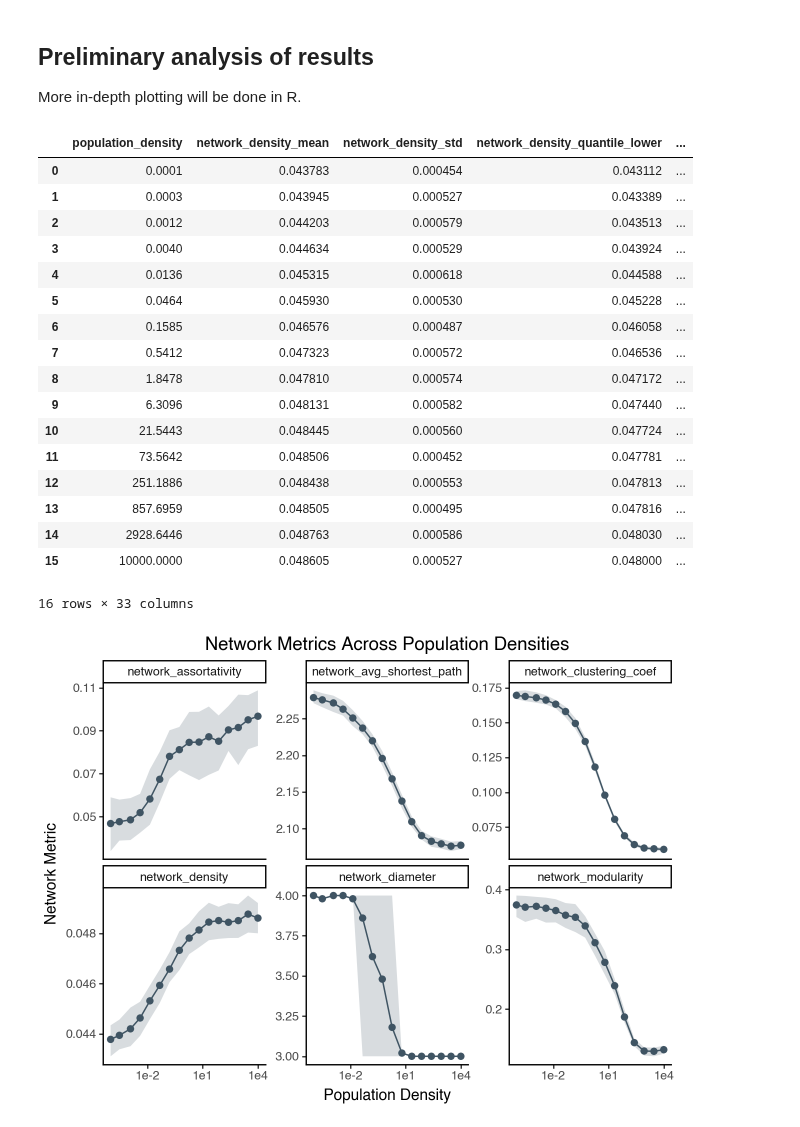
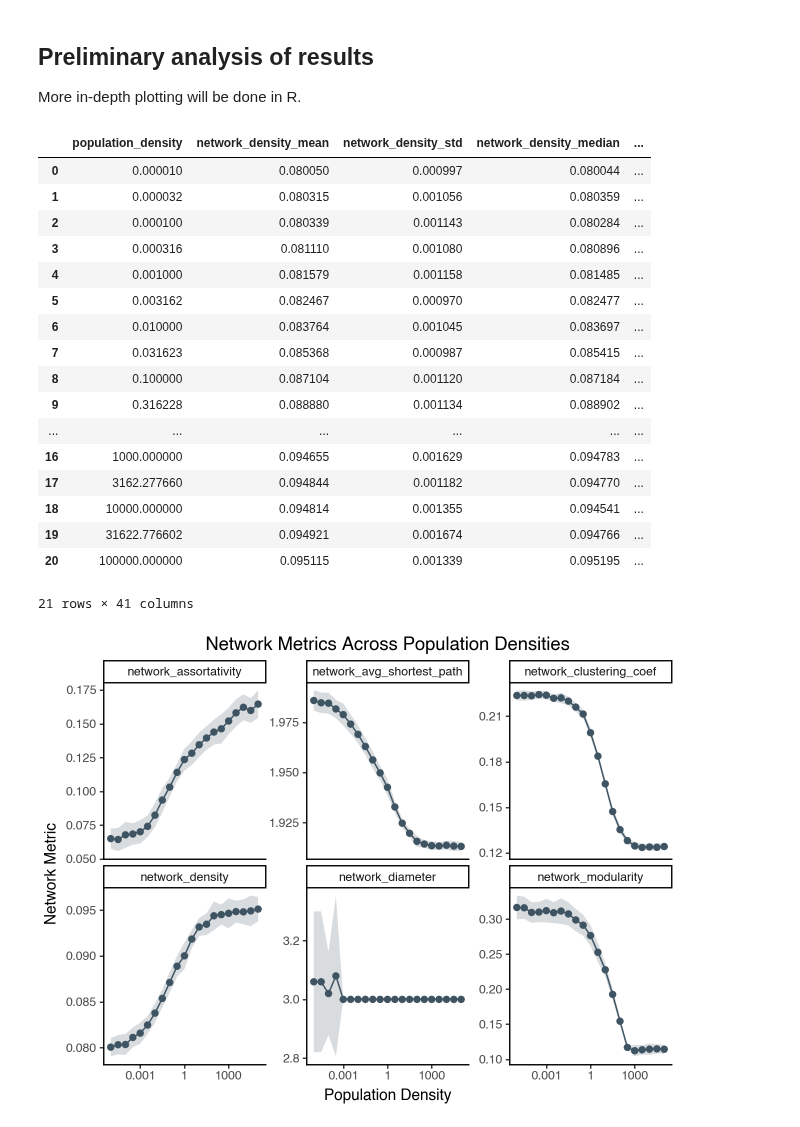
Before and after one commit to christokita/population-density-networks, a Jupyter notebook: notebooks/run_simulations.ipynb, the cells around one changed output. Drawn from its saved outputs; the diff is of its cells as text; code cells hidden in the pictures.

```diff
--- a/notebooks/run_simulations.ipynb
+++ b/notebooks/run_simulations.ipynb
@@ -61,7 +61,7 @@ def run_single_simulation(density, replicate, n, k_cap_mean, k_cap_sd, radius, s
         'k_cap_sd': k_cap_sd,
         'radius': radius,
         'simulation_rounds': simulation_rounds,
-        'population_density': np.round(density, 4),
+        'population_density': density,
         'replicate': replicate,
     }
     result_dict.update(network_structure.to_dict())
@@ -119,6 +144,10 @@ More in-depth plotting will be done in R.
 #####################
 # Calculate averages + simulation ranges for all network metrics
 #####################
+# Select simulation set
+k_cap = 100
+results_filtered = results[results['k_cap_mean'] == k_cap]
+
 # Get all network metric columns (exclude boolean columns from quantile calculations)
 network_metric_cols = [
     'network_density',
@@ -137,13 +166,13 @@ def quantile_upper(x):
 
 # Create aggregation dictionary for all numeric network columns
 agg_dict = {
-    col: ['mean', 'std', quantile_lower, quantile_upper]
+    col: ['mean', 'std', 'median', quantile_lower, quantile_upper]
     for col in network_metric_cols
 }
 
 # Calculate statistics
 summarized_stats = (
-    results[['population_density'] + network_metric_cols]
+    results_filtered[['population_density'] + network_metric_cols]
     .groupby('population_density')
     .agg(agg_dict)
     .reset_index()
@@ -153,29 +182,29 @@ summarized_stats = (
 # The columns will be: population_density, then for each metric: mean, std, quantile_lower, quantile_upper
 flat_cols = ['population_density']
 for col in network_metric_cols:
-    flat_cols.extend([f'{col}_mean', f'{col}_std', f'{col}_quantile_lower', f'{col}_quantile_upper'])
+    flat_cols.extend([f'{col}_mean', f'{col}_std', f'{col}_median', f'{col}_quantile_lower', f'{col}_quantile_upper'])
 summarized_stats.columns = flat_cols
 
 summarized_stats
 # %% [output]
-|  | population_density | network_density_mean | network_density_std | network_density_quantile_lower | ... |
-| 0 | 0.0001 | 0.043783 | 0.000454 | 0.043112 | ... |
-| 1 | 0.0003 | 0.043945 | 0.000527 | 0.043389 | ... |
-| 2 | 0.0012 | 0.044203 | 0.000579 | 0.043513 | ... |
-| 3 | 0.0040 | 0.044634 | 0.000529 | 0.043924 | ... |
-| 4 | 0.0136 | 0.045315 | 0.000618 | 0.044588 | ... |
-| 5 | 0.0464 | 0.045930 | 0.000530 | 0.045228 | ... |
-| 6 | 0.1585 | 0.046576 | 0.000487 | 0.046058 | ... |
-| 7 | 0.5412 | 0.047323 | 0.000572 | 0.046536 | ... |
-| 8 | 1.8478 | 0.047810 | 0.000574 | 0.047172 | ... |
-| 9 | 6.3096 | 0.048131 | 0.000582 | 0.047440 | ... |
-| 10 | 21.5443 | 0.048445 | 0.000560 | 0.047724 | ... |
-| 11 | 73.5642 | 0.048506 | 0.000452 | 0.047781 | ... |
-| 12 | 251.1886 | 0.048438 | 0.000553 | 0.047813 | ... |
-| 13 | 857.6959 | 0.048505 | 0.000495 | 0.047816 | ... |
-| 14 | 2928.6446 | 0.048763 | 0.000586 | 0.048030 | ... |
-| 15 | 10000.0000 | 0.048605 | 0.000527 | 0.048000 | ... |
+|  | population_density | network_density_mean | network_density_std | network_density_median | ... |
+| 0 | 0.000010 | 0.080050 | 0.000997 | 0.080044 | ... |
+| 1 | 0.000032 | 0.080315 | 0.001056 | 0.080359 | ... |
+| 2 | 0.000100 | 0.080339 | 0.001143 | 0.080284 | ... |
+| 3 | 0.000316 | 0.081110 | 0.001080 | 0.080896 | ... |
+| 4 | 0.001000 | 0.081579 | 0.001158 | 0.081485 | ... |
+| 5 | 0.003162 | 0.082467 | 0.000970 | 0.082477 | ... |
+| 6 | 0.010000 | 0.083764 | 0.001045 | 0.083697 | ... |
+| 7 | 0.031623 | 0.085368 | 0.000987 | 0.085415 | ... |
+| 8 | 0.100000 | 0.087104 | 0.001120 | 0.087184 | ... |
+| 9 | 0.316228 | 0.088880 | 0.001134 | 0.088902 | ... |
+| ... | ... | ... | ... | ... | ... |
+| 16 | 1000.000000 | 0.094655 | 0.001629 | 0.094783 | ... |
+| 17 | 3162.277660 | 0.094844 | 0.001182 | 0.094770 | ... |
+| 18 | 10000.000000 | 0.094814 | 0.001355 | 0.094541 | ... |
+| 19 | 31622.776602 | 0.094921 | 0.001674 | 0.094766 | ... |
+| 20 | 100000.000000 | 0.095115 | 0.001339 | 0.095195 | ... |
-16 rows × 33 columns
+21 rows × 41 columns
 # %%
 #####################
 # Plot
@@ -205,33 +234,41 @@ for metric in [
         'network_clustering_coef', 'network_modularity', 'network_assortativity'
     ]:
     tmp = summarized_stats[['population_density',
                       f'{metric}_mean',
+                      f'{metric}_median',
+                      f'{metric}_std',
                       f'{metric}_quantile_lower',
                       f'{metric}_quantile_upper']].copy()
+    tmp[f'{metric}_std_lower'] = tmp[f'{metric}_mean'] - tmp[f'{metric}_std']
+    tmp[f'{metric}_std_upper'] = tmp[f'{metric}_mean'] + tmp[f'{metric}_std']
     tmp['metric'] = metric
     tmp = tmp.rename(columns={
         f'{metric}_mean': 'mean',
+        f'{metric}_median': 'median',
+        f'{metric}_std': 'std',
         f'{metric}_quantile_lower': 'lower',
-        f'{metric}_quantile_upper': 'upper'
+        f'{metric}_quantile_upper': 'upper',
+        f'{metric}_std_lower': 'std_lower',
+        f'{metric}_std_upper': 'std_upper'
     })
     plot_df = pd.concat([plot_df, tmp], ignore_index=True)
 
 # Plot
 graph_color = '#3f5463'
 p = (
     ggplot(plot_df, aes(x='population_density', y='mean'))
-    + geom_ribbon(aes(ymin='lower', ymax='upper'), alpha=0.2, fill=graph_color)
+    + geom_ribbon(aes(ymin='std_lower', ymax='std_upper'), alpha=0.2, fill=graph_color)
     + geom_line(size=0.6, color=graph_color)
     + geom_point(stroke=0, size=3, color=graph_color)
     + scale_x_continuous(trans='log10')
     + facet_wrap('~metric', scales='free_y')
     + labs(
         x='Population Density',
         y='Network Metric',
         title='Network Metrics Across Population Densities'
     )
     + theme_classic()
 )
 p
 # %% [output]
-[figure, old version]
+[figure, new version]
```
Also changed, not shown: parts of 2 cells of this notebook.
